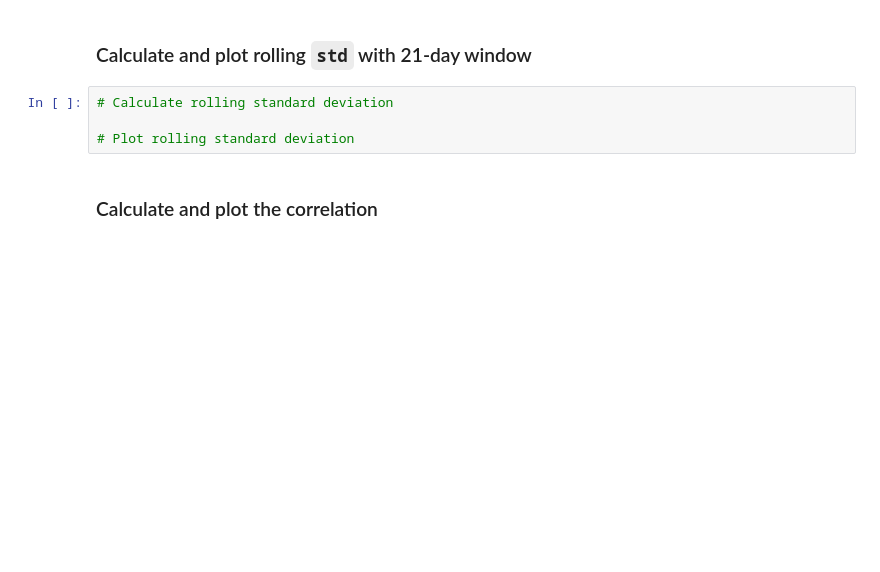
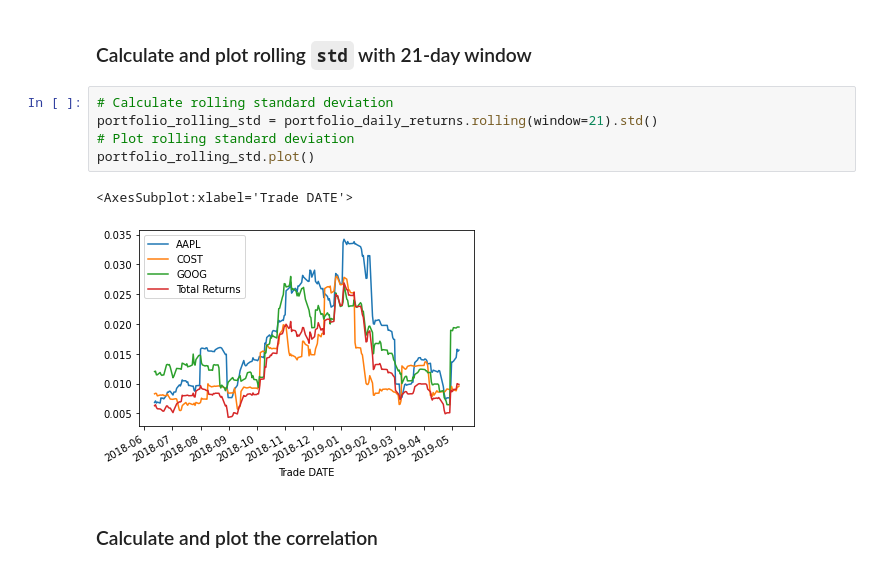
Before and after one commit to jdonnelly0804/Module-4-Challenge, a Jupyter notebook: whale_analysis.ipynb, the cells around one changed output. Cells and saved outputs as stored; diff of their text form; blank space fills up the shorter version.

```diff
--- a/whale_analysis.ipynb
+++ b/whale_analysis.ipynb
@@ -446,8 +454,12 @@ portfolio_daily_returns.dropna(inplace=True)
 ### Calculate and plot rolling `std` with 21-day window
 # %%
 # Calculate rolling standard deviation
-
+portfolio_rolling_std = portfolio_daily_returns.rolling(window=21).std()
 # Plot rolling standard deviation
+portfolio_rolling_std.plot()
+# %% [output]
+<AxesSubplot:xlabel='Trade DATE'>
+[figure, added]
 # %% [markdown]
 ### Calculate and plot the correlation
 # %%
```
Also changed, not shown: parts of 6 cells of this notebook.
